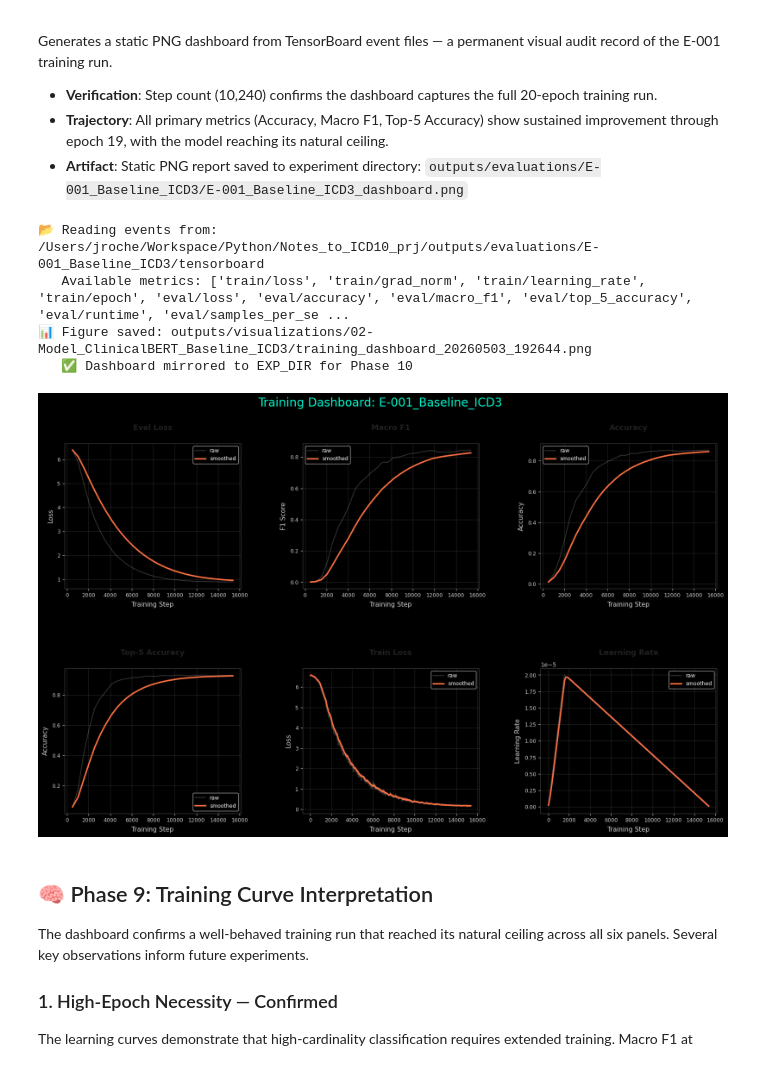
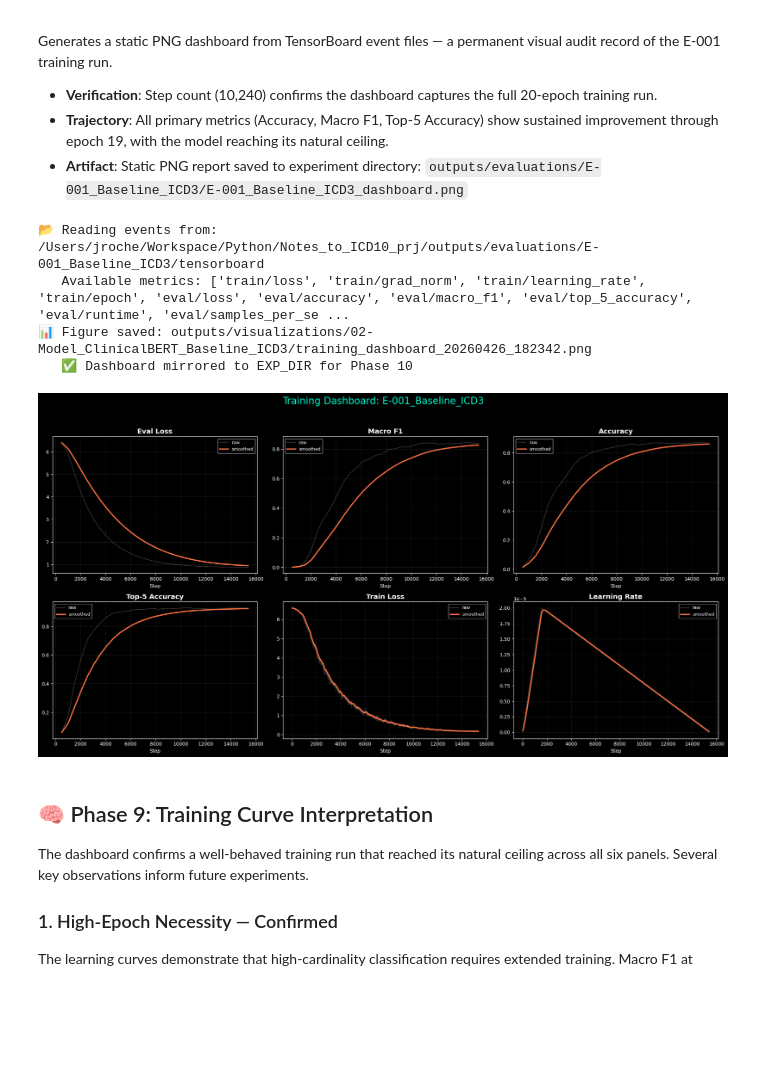
Before and after one commit to Sidney-Bishop/notes-to-icd10, a Jupyter notebook: notebooks/02-Model_ClinicalBERT_Baseline_ICD3.ipynb, the cells around one changed output. Saved outputs shown, nothing was run; the diff lists cells and outputs as text; code cells hidden in the pictures; blank space fills up the shorter version.

```diff
--- a/notebooks/02-Model_ClinicalBERT_Baseline_ICD3.ipynb
+++ b/notebooks/02-Model_ClinicalBERT_Baseline_ICD3.ipynb
@@ -2228,14 +2416,13 @@ def capture_training_dashboard(tensorboard_dir, experiment_label="E-001"):
     available_tags = ea.Tags()['scalars']
     print(f"   Available metrics: {available_tags}")
 
-    # (tag, subplot_title, y_axis_label)
     metrics = [
-        ('eval/loss',           'Eval Loss',      'Loss'),
-        ('eval/macro_f1',       'Macro F1',       'F1 Score'),
-        ('eval/accuracy',       'Accuracy',       'Accuracy'),
-        ('eval/top_5_accuracy', 'Top-5 Accuracy', 'Accuracy'),
-        ('train/loss',          'Train Loss',      'Loss'),
-        ('train/learning_rate', 'Learning Rate',   'Learning Rate'),
+        ('eval/loss',           'Eval Loss'),
+        ('eval/macro_f1',       'Macro F1'),
+        ('eval/accuracy',       'Accuracy'),
+        ('eval/top_5_accuracy', 'Top-5 Accuracy'),
+        ('train/loss',          'Train Loss'),
+        ('train/learning_rate', 'Learning Rate'),
     ]
 
     plt.style.use('dark_background')
@@ -2246,67 +2433,54 @@ def capture_training_dashboard(tensorboard_dir, experiment_label="E-001"):
     )
     axes = axes.flatten()
 
-    for i, (tag, title, ylabel) in enumerate(metrics):
-        ax = axes[i]
+    for i, (tag, title) in enumerate(metrics):
         if tag in available_tags:
             data = pd.DataFrame(ea.Scalars(tag))
             data['smoothed'] = data['value'].ewm(span=10).mean()
-            ax.plot(data['step'], data['value'],
-                    alpha=0.2, color='white', label='raw')
-            ax.plot(data['step'], data['smoothed'],
-                    color='#ff7043', linewidth=2.5, label='smoothed')
-            ax.legend(fontsize=9)
+            axes[i].plot(data['step'], data['value'],
+                         alpha=0.2, color='white', label='raw')
+            axes[i].plot(data['step'], data['smoothed'],
+                         color='#ff7043', linewidth=2.5, label='smoothed')
+            axes[i].set_title(title, fontsize=14, fontweight='bold')
+            axes[i].set_xlabel('Step')
+            axes[i].grid(True, alpha=0.1)
+            axes[i].legend(fontsize=9)
         else:
-            ax.text(0.5, 0.5, f"'{tag}'\nnot found",
-                    ha='center', va='center', color='gray', fontsize=12)
+            axes[i].text(0.5, 0.5, f"'{tag}'\nnot found",
+                         ha='center', va='center', color='gray', fontsize=12)
+            axes[i].set_title(title, fontsize=14, fontweight='bold')
 
-        # Use ax.text with transAxes so title is always visible above the plot
-        ax.text(0.5, 1.08, title,
-                transform=ax.transAxes,
-                fontsize=13, fontweight='bold',
-                color='#222222',    # ← cyan, same as suptitle — definitely visible
-                ha='center', va='bottom')
+    plt.tight_layout(rect=[0, 0.03, 1, 0.95])
 
-        ax.set_xlabel('Training Step', fontsize=11,
-                      color='#cccccc',  labelpad=6)
-        ax.set_ylabel(ylabel,            fontsize=11,
-                      color='#cccccc',  labelpad=6)
-        ax.tick_params(colors='#cccccc', labelsize=9)
-        ax.grid(True, alpha=0.15)
-        for spine in ax.spines.values():
-            spine.set_edgecolor('#444444')
-
-    plt.subplots_adjust(top=0.88, bottom=0.08, hspace=0.55, wspace=0.35)
-
-    # --- R-003: save via plot_utils ---
+    # --- R-003: save via plot_utils (handles run.log, figure_index, config audit) ---
     saved_path = save_figure(
         fig,
         notebook="02-Model_ClinicalBERT_Baseline_ICD3",
         description="training_dashboard",
         experiment=experiment_label,
         dpi=200,
     )
 
     # Also write to EXP_DIR so Phase 10's shutil.copy() can find it
     import shutil
     dashboard_exp_path = EXP_DIR / f"{experiment_label}_dashboard.png"
     shutil.copy(saved_path, dashboard_exp_path)
     print(f"   ✅ Dashboard mirrored to EXP_DIR for Phase 10")
 
     plt.show()
     plt.close(fig)
 
 # Execute
 capture_training_dashboard(
     tensorboard_dir=TENSORBOARD_DIR,
     experiment_label=cfg['experiment_name']
 )
 # %% [output]
 📂 Reading events from: /Users/jroche/Workspace/Python/Notes_to_ICD10_prj/outputs/evaluations/E-001_Baseline_ICD3/tensorboard
    Available metrics: ['train/loss', 'train/grad_norm', 'train/learning_rate', 'train/epoch', 'eval/loss', 'eval/accuracy', 'eval/macro_f1', 'eval/top_5_accuracy', 'eval/runtime', 'eval/samples_per_se ...
-📊 Figure saved: outputs/visualizations/02-Model_ClinicalBERT_Baseline_ICD3/training_dashboard_20260503_192644.png
+📊 Figure saved: outputs/visualizations/02-Model_ClinicalBERT_Baseline_ICD3/training_dashboard_20260426_182342.png
    ✅ Dashboard mirrored to EXP_DIR for Phase 10
-[figure, old version]
+[figure, new version]
 # %% [markdown]
 <div style="max-width: 850px; line-height: 1.6; font-family: sans-serif;">
 
```
Also changed, not shown: parts of 23 cells of this notebook.
